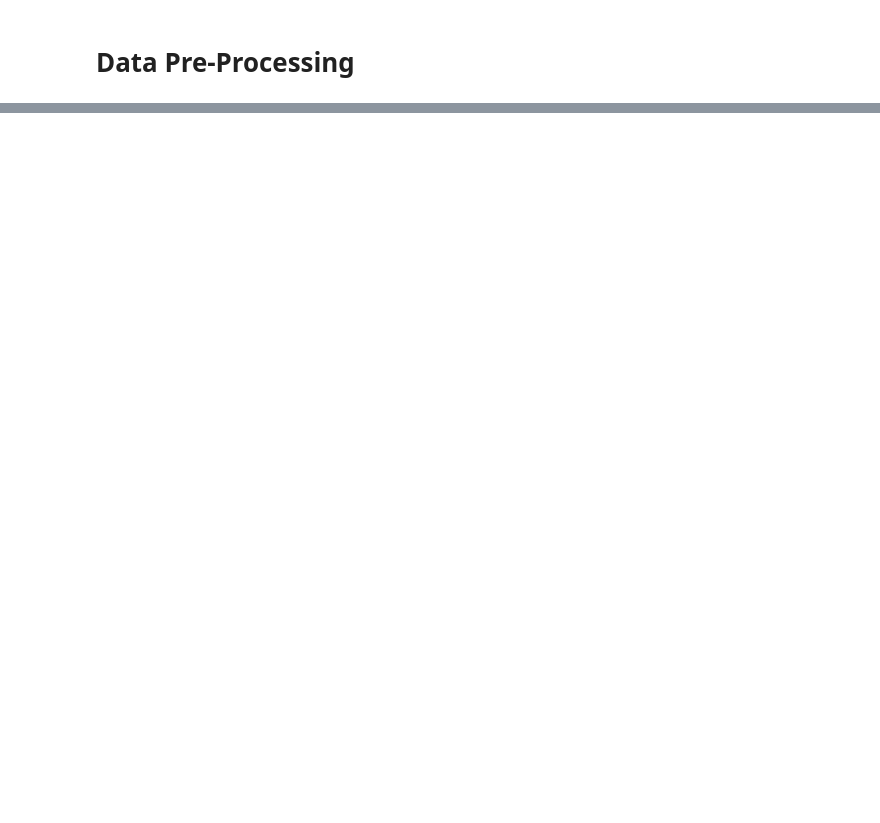
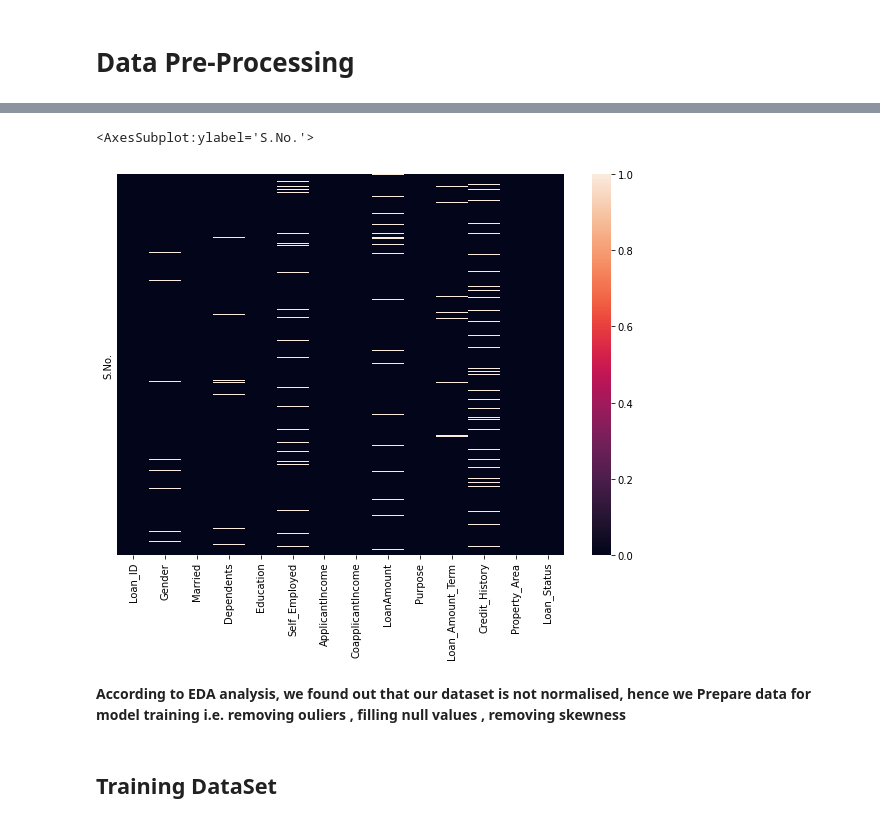
Before and after one commit to ShefaliDhingra/Loan-Prediction, a Jupyter notebook: Loan Prediction ML.ipynb, the cells around one changed output, grey strips where cells are left out. Cells and saved outputs as stored; diff of their text form; code cells hidden in the pictures; blank space fills up the shorter version.

Commit message:
EDA + Data Preprocessing

```diff
--- a/Loan Prediction ML.ipynb
+++ b/Loan Prediction ML.ipynb
@@ -354,0 +374,10 @@ data.isnull().sum()
+# %%
+plt.figure(figsize=(10,7))
+sbn.heatmap(train.isnull(),yticklabels=False)
+# %% [output]
+<AxesSubplot:ylabel='S.No.'>
+[figure, added]
+# %% [markdown]
+**According to EDA analysis, we found out that our dataset is not normalised, hence we Prepare data for model training i.e. removing ouliers , filling null values , removing skewness**
+# %% [markdown]
+## Training DataSet
```
Also changed, not shown: parts of 98 cells of this notebook.
